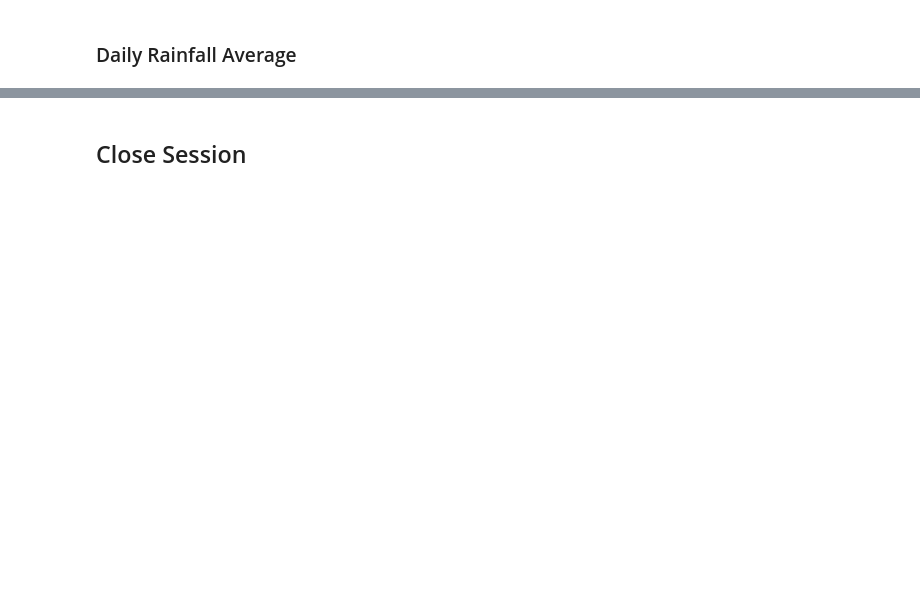
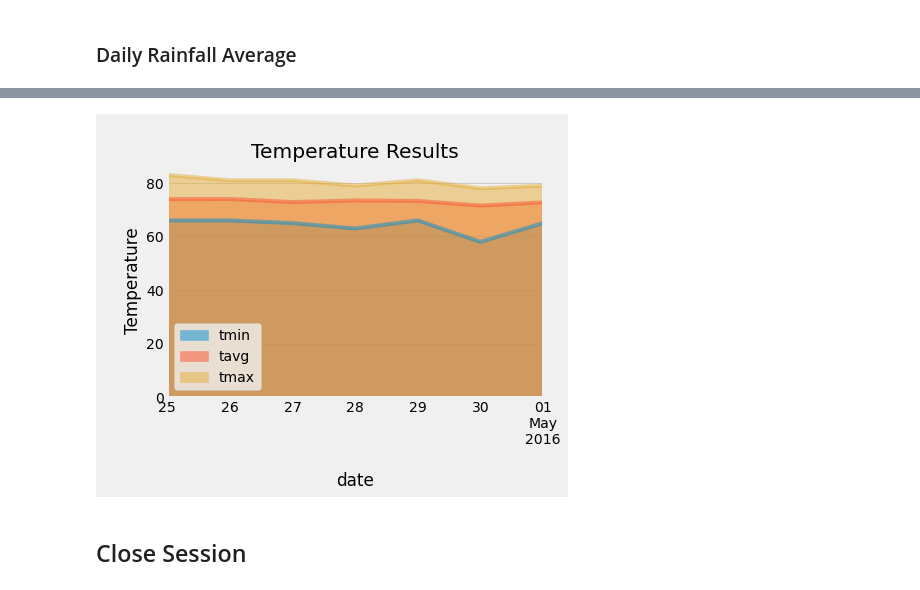
Before and after one commit to malejandrasalgado/sqlalchemy-challenge, a Jupyter notebook: temp_analysis_bonus_2_starter.ipynb, the cells around one changed output, grey strips where cells are left out. Cells and saved outputs as stored; diff of their text form; code cells hidden in the pictures; blank space fills up the shorter version.

```diff
--- a/temp_analysis_bonus_2_starter.ipynb
+++ b/temp_analysis_bonus_2_starter.ipynb
@@ -34,6 +35,7 @@ Measurement = Base.classes.measurement
 Station = Base.classes.station
 # %%
 # Create our session (link) from Python to the DB
+session = Session(engine)
 # %% [markdown]
 ## Bonus Challenge Assignment: Temperature Analysis II
 # %%
@@ -92,16 +141,36 @@ daily_normals("01-01")
 # %%
 # calculate the daily normals for your trip
-# push each tuple of calculations into a list called `normals`
+# push each tuple of calculations into a list called normals
+normals=[]
 
 # Set the start and end date of the trip
-start_date = '2017-08-01'
-end_date = '2017-08-07'
+start_date = '2016-04-25'
+end_date = '2016-05-01'
 
 # Use the start and end date to create a range of dates
+
+trip_dates=pd.date_range(start='2016-04-25', end='2016-05-01')
 
 
 # Strip off the year and save a list of strings in the format %m-%d
 
+for dateinindex in trip_dates:
+    #convert date to mm-dd
+    normals.append(str(dateinindex)[5:10])
 
 # Use the `daily_normals` function to calculate the normals for each date string
+testing = []
+
+for x in normals:
+    print(x, daily_normals(x))
+    xt = []
+    xt.append(x)
+    for listitem in daily_normals(x):
+        for i in listitem:
+            xt.append(i)
+    testing.append(xt)
+
+testing
 # and append the results to a list called `normals`.
+# results= normals +
+# print(results)
@@ -108,2 +192,6 @@ end_date = '2017-08-07'
 # %%
 # Load the previous query results into a Pandas DataFrame and add the `trip_dates` range as the `date` index
+
+normals_df = pd.DataFrame(testing, columns=['date','tmin', 'tavg', 'tmax'], index=trip_dates)
+final_data=normals_df.drop(columns=['date'])
+final_data
@@ -110,4 +207,12 @@ end_date = '2017-08-07'
 # %%
 # Plot the daily normals as an area plot with `stacked=False`
+
+x = final_data.plot.area(stacked = False)
+plt.title('\nTemperature Results')
+plt.xlabel('\ndate')
+plt.ylabel('\nTemperature')
+plt.show()
+# %% [output]
+[figure, added]
 # %% [markdown]
 ## Close Session
```
Also changed, not shown: parts of 9 cells of this notebook, 2 other files.
